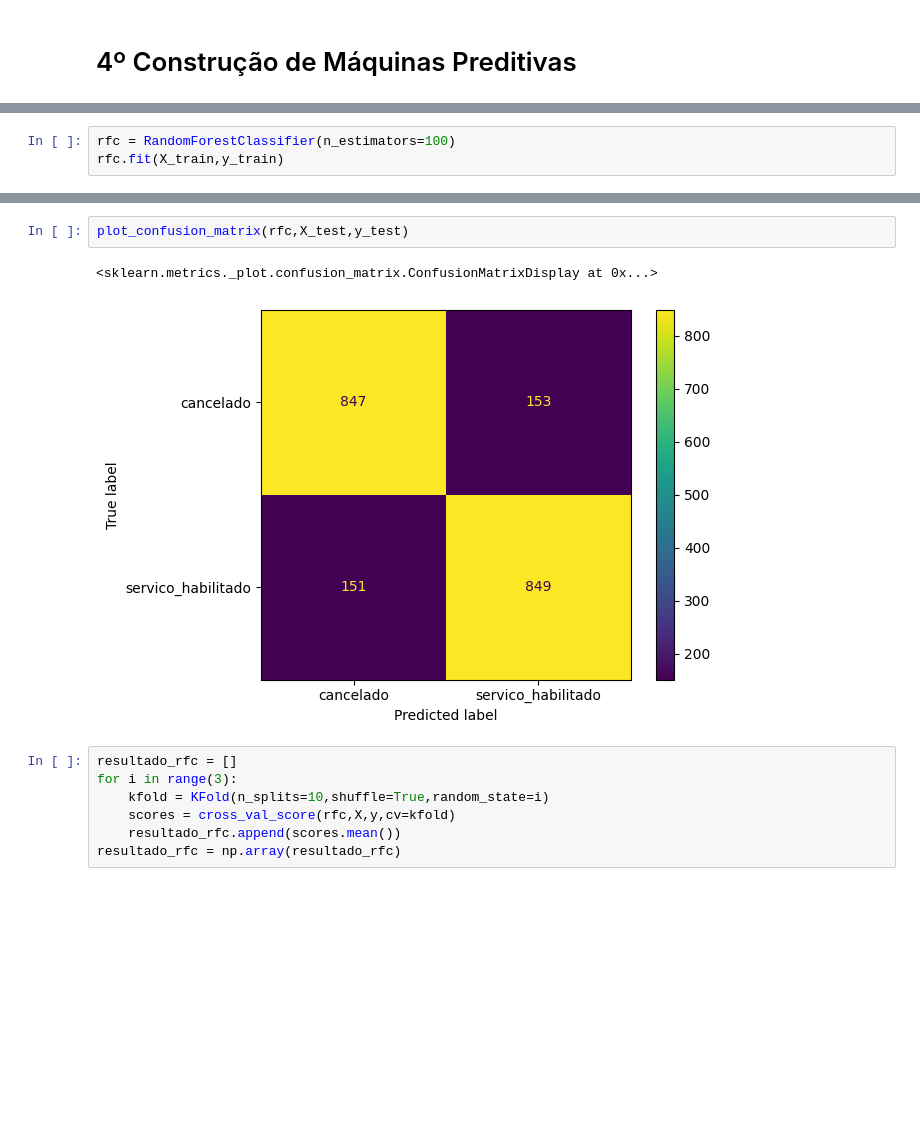
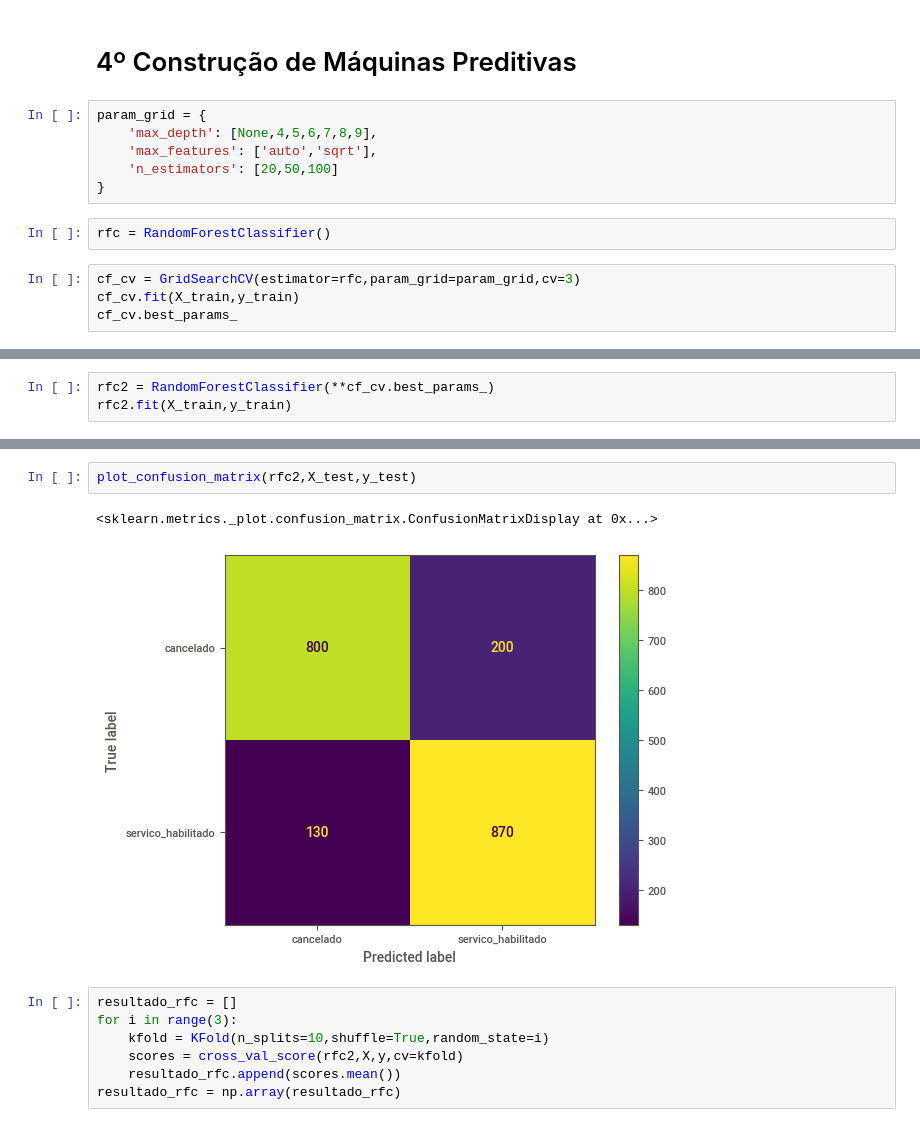
Before and after one commit to xkayo32/ML-Cancelados, a Jupyter notebook: main.ipynb, the cells around one changed output, grey strips where cells are left out. Drawn from its saved outputs; the diff is of its cells as text; blank space fills up the shorter version.

```diff
--- a/main.ipynb
+++ b/main.ipynb
@@ -215,2 +274,14 @@ X_train, X_test, y_train, y_test = train_test_split(X, y, test_size = 0.2, strat
 # %% [markdown]
 # 4º Construção de Máquinas Preditivas
+# %%
+param_grid = {
+    'max_depth': [None,4,5,6,7,8,9],
+    'max_features': ['auto','sqrt'],
+    'n_estimators': [20,50,100]
+}
+# %%
+rfc = RandomForestClassifier()
+# %%
+cf_cv = GridSearchCV(estimator=rfc,param_grid=param_grid,cv=3)
+cf_cv.fit(X_train,y_train)
+cf_cv.best_params_
@@ -217,4 +290,4 @@ X_train, X_test, y_train, y_test = train_test_split(X, y, test_size = 0.2, strat
 # %%
-rfc = RandomForestClassifier(n_estimators=100)
-rfc.fit(X_train,y_train)
+rfc2 = RandomForestClassifier(**cf_cv.best_params_)
+rfc2.fit(X_train,y_train)
 # %% [output]
@@ -235,13 +310,13 @@ servico_habilitado       0.85      0.85      0.85      1000
 # %%
-plot_confusion_matrix(rfc,X_test,y_test)
+plot_confusion_matrix(rfc2,X_test,y_test)
 # %% [output]
 <sklearn.metrics._plot.confusion_matrix.ConfusionMatrixDisplay at 0x...>
-[figure, old version]
+[figure, new version]
 # %%
 resultado_rfc = []
 for i in range(3):
     kfold = KFold(n_splits=10,shuffle=True,random_state=i)
-    scores = cross_val_score(rfc,X,y,cv=kfold)
+    scores = cross_val_score(rfc2,X,y,cv=kfold)
     resultado_rfc.append(scores.mean())
 resultado_rfc = np.array(resultado_rfc)
 # %%
```
Also changed, not shown: parts of 26 cells of this notebook, 4 other files.
